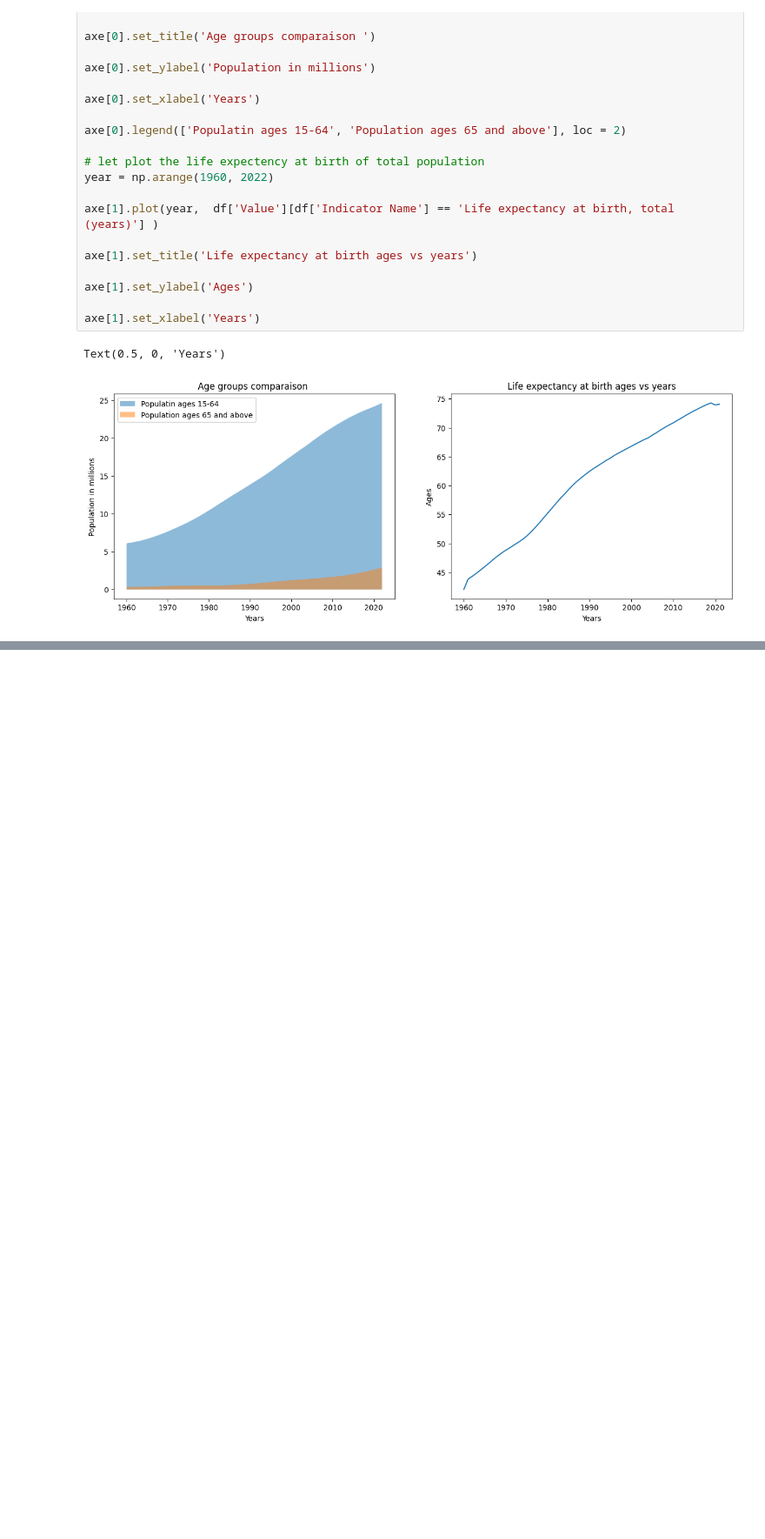
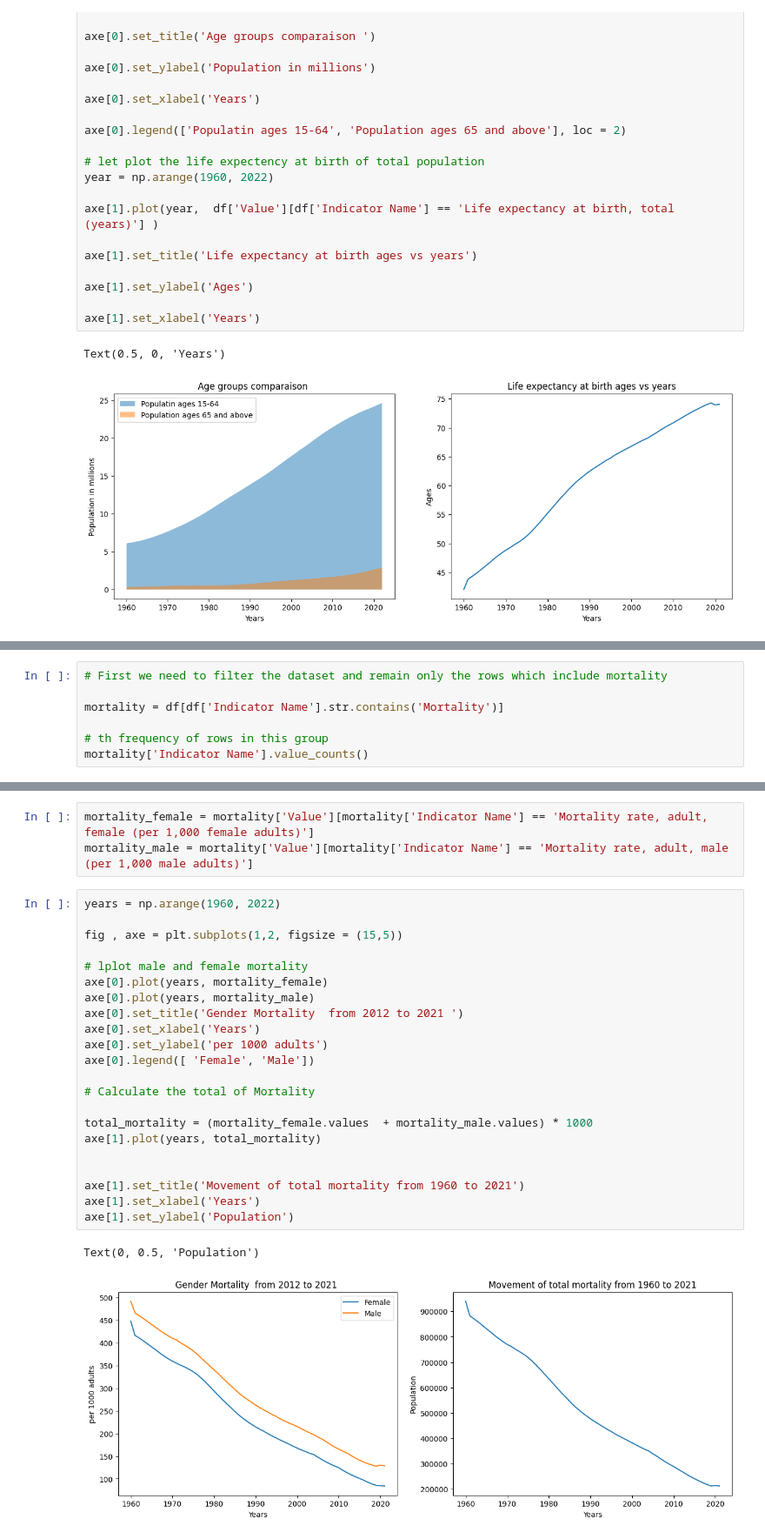
Before and after one commit to BENLHOSNITaoufik/Morocco_Health_Indicator, a Jupyter notebook: heath_mar.ipynb, the cells around one changed output, grey strips where cells are left out. Shown at 87% size. Cells and saved outputs as stored; diff of their text form; blank space fills up the shorter version.

```diff
--- a/heath_mar.ipynb
+++ b/heath_mar.ipynb
@@ -303,0 +306,7 @@ Text(0.5, 0, 'Years')
+# %%
+# First we need to filter the dataset and remain only the rows which include mortality
+
+mortality = df[df['Indicator Name'].str.contains('Mortality')]
+
+# th frequency of rows in this group
+mortality['Indicator Name'].value_counts()
@@ -303,0 +331,28 @@ Text(0.5, 0, 'Years')
+# %%
+mortality_female = mortality['Value'][mortality['Indicator Name'] == 'Mortality rate, adult, female (per 1,000 female adults)']
+mortality_male = mortality['Value'][mortality['Indicator Name'] == 'Mortality rate, adult, male (per 1,000 male adults)']
+# %%
+years = np.arange(1960, 2022)
+
+fig , axe = plt.subplots(1,2, figsize = (15,5))
+
+# lplot male and female mortality
+axe[0].plot(years, mortality_female)
+axe[0].plot(years, mortality_male)
+axe[0].set_title('Gender Mortality  from 2012 to 2021 ')
+axe[0].set_xlabel('Years')
+axe[0].set_ylabel('per 1000 adults')
+axe[0].legend([ 'Female', 'Male'])
+
+# Calculate the total of Mortality
+
+total_mortality = (mortality_female.values  + mortality_male.values) * 1000
+axe[1].plot(years, total_mortality)
+
+
+axe[1].set_title('Movement of total mortality from 1960 to 2021')
+axe[1].set_xlabel('Years')
+axe[1].set_ylabel('Population')
+# %% [output]
+Text(0, 0.5, 'Population')
+[figure, added]
```
Also changed, not shown: parts of 2 cells of this notebook.
